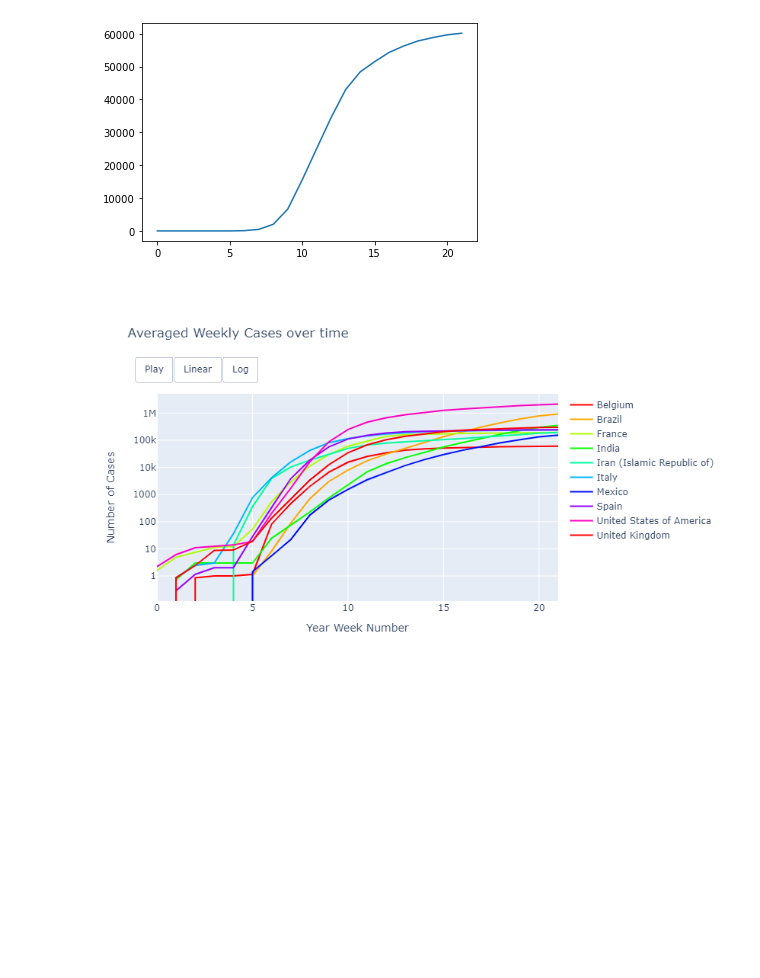
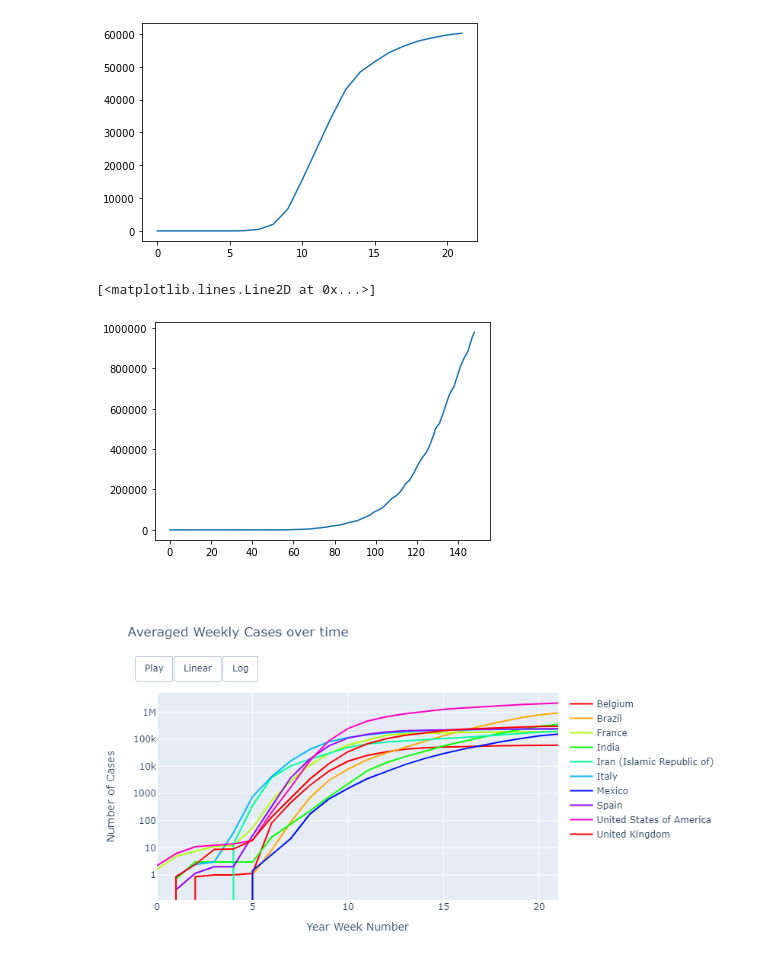
Before and after one commit to pierpaolo28/Epidemics-Modelling, a Jupyter notebook: notebooks/Logistic_vs_Exponential.ipynb, the cells around one changed output. Cells and saved outputs as stored; diff of their text form; code cells hidden in the pictures; blank space fills up the shorter version.

```diff
--- a/notebooks/Logistic_vs_Exponential.ipynb
+++ b/notebooks/Logistic_vs_Exponential.ipynb
@@ -101,0 +150,22 @@ top_trends = data_list[0][data_list[0]['Country/Region'].isin(list(today_top['Co
+# %%
+#Daily
+topten_weekly_results = []
+for i in list(top_trends['Country/Region'].unique()):
+    single_weekly_results = []
+    for j in list(top_trends['Dates'].unique()):
+        week_cases = top_trends[(top_trends['Dates']== j) & (top_trends['Country/Region']==i)]['Cases'].values
+        if len(week_cases) == 0:
+            single_weekly_results.append(0.0)
+        else:
+            single_weekly_results.append(np.sum(week_cases))
+    topten_weekly_results.append(single_weekly_results)
+
+orig, log_res, exp_res = [], [], []
+top_three = list(today_top['Country/Region'][:3].values)
+matches = dict(zip(list(top_trends['Country/Region'].unique()), topten_weekly_results))
+for name in top_three:
+    x = np.arange(len(matches[name]))
+    y = matches[name]
+    orig.append(y)
+    log_res.append(fit_curve(func_type=log, x=x, y=y, bounds=([-np.inf, np.inf])))
+    exp_res.append(fit_curve(func_type=exp, x=x, y=y, bounds=([0,0,-100],[100,0.99,100])))
@@ -127,6 +236,13 @@ United States of America
 United Kingdom
 [<matplotlib.lines.Line2D at 0x...>]
 [figure]
+# %%
+matches = dict(zip(list(top_trends['Country/Region'].unique()), topten_weekly_results))
+#print(matches['Brazil'])
+plt.plot(matches['Brazil'])
+# %% [output]
+[<matplotlib.lines.Line2D at 0x...>]
+[figure, added]
 # %%
 import plotly.graph_objects as go
 
```
Also changed, not shown: parts of 5 cells of this notebook, 3 other files.
